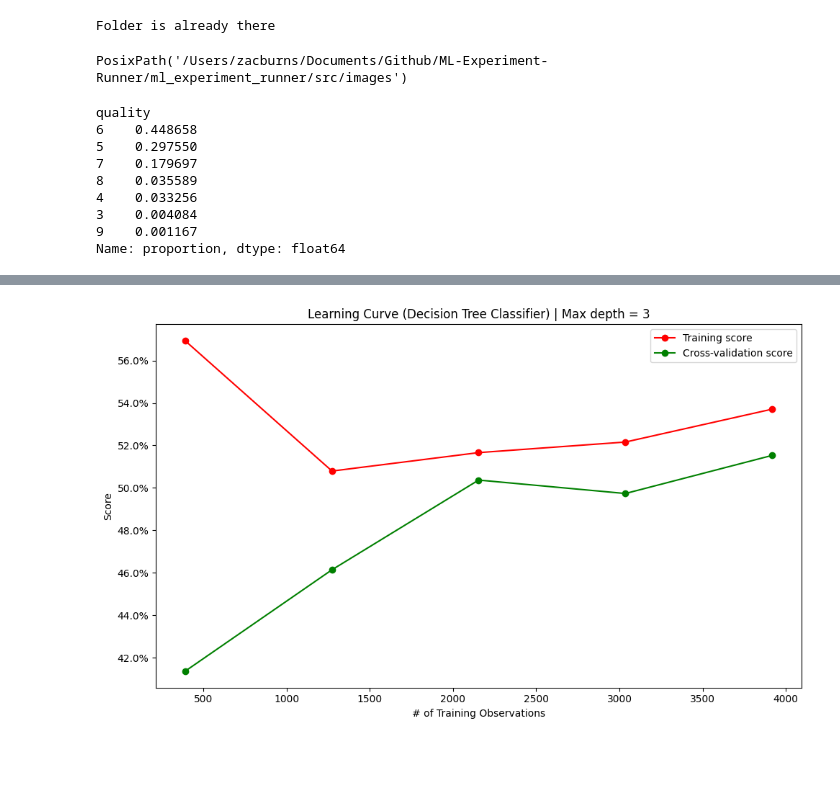
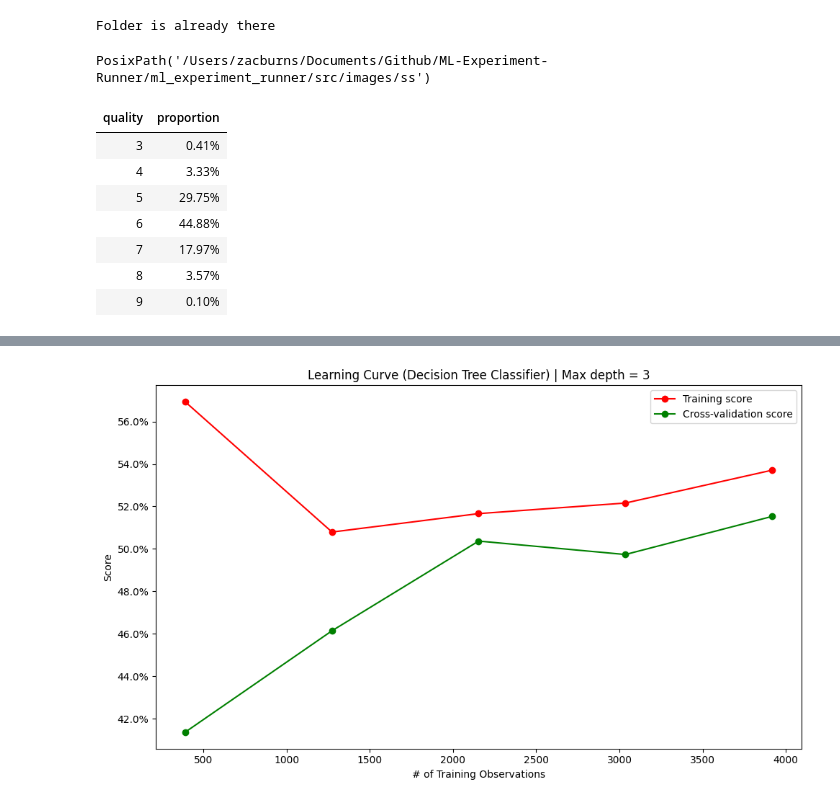
Before and after one commit to Zburns31/ML-Experiment-Runner, a Jupyter notebook: ml_experiment_runner/src/Prototype.ipynb, the cells around one changed output, grey strips where cells are left out. Drawn from its saved outputs; the diff is of its cells as text; code cells hidden in the pictures; blank space fills up the shorter version.

```diff
--- a/ml_experiment_runner/src/Prototype.ipynb
+++ b/ml_experiment_runner/src/Prototype.ipynb
@@ -19,14 +23,16 @@ from sklearn.ensemble import RandomForestClassifier
 from sklearn.model_selection import GridSearchCV, learning_curve, validation_curve, LearningCurveDisplay, train_test_split, cross_val_score
 from sklearn.metrics import accuracy_score, precision_score, recall_score, f1_score, fbeta_score, roc_auc_score, confusion_matrix, make_scorer, cohen_kappa_score
 # %%
-logger = logging.getLogger(__name__)
-logging.basicConfig(
-    filename = 'test_log.log',
-    filemode = 'w+',
-    level=logging.INFO,
-    format='%(asctime)s - %(name)s - %(levelname)s: %(message)s',
-    datefmt='%Y-%m-%d:%H:%M:%S'
-)
+# logger = logging.getLogger(__name__)
+# logging.basicConfig(
+#     level=logging.INFO,
+#     format="%(asctime)s - %(name)s - %(levelname)s: %(message)s",
+#     datefmt="%Y-%m-%d:%H:%M:%S",
+#     handlers=[
+#         logging.FileHandler(Path(config.LOGS_DIR, "data_processing.log"), mode="w+"),
+#         logging.StreamHandler(),
+#     ],
+# )
 # %%
 RANDOM_SEED = 42
 IMAGE_DIR = 'images/'
@@ -40,6 +46,13 @@ class Config:
     RESULTS_DIR = "results/"
     DATA_DIR = "data/"
     LOGS_DIR = "logs/"
+
+    ML_PREPROCESS_PARAMS = {
+        "shuffle": True,
+        "stratify": True,
+        "test_size": 0.3,
+        "class_weights": None,
+    }
 
     def __init__(self, verbose: bool = False):
         self.VERBOSE = verbose
@@ -57,8 +70,8 @@ def get_directory(child_dir: str) -> Path:
 
 # Config.RANDOM_SEED
 config = Config()
-get_directory(config.IMAGE_DIR)
+get_directory(config.IMAGE_DIR + "ss")
 # %% [output]
 Folder is already there
-PosixPath('/Users/zacburns/Documents/Github/ML-Experiment-Runner/ml_experiment_runner/src/images')
+PosixPath('/Users/zacburns/Documents/Github/ML-Experiment-Runner/ml_experiment_runner/src/images/ss')
 # %%
@@ -225,12 +245,18 @@ X_TRAIN, X_TEST, y_train, y_test, X, y = wine_data.create_train_test_split('qual
 # %%
-y_train.value_counts(normalize = True)
+target_class_dist = (
+    wine_data.data[target_col]
+    .value_counts(normalize=True)
+    .sort_index()
+    .reset_index()
+    .style.hide().format({"proportion": "{:,.2%}"})
+)
+target_class_dist
 # %% [output]
-quality
-6    0.448658
-5    0.297550
-7    0.179697
-8    0.035589
-4    0.033256
-3    0.004084
-9    0.001167
-Name: proportion, dtype: float64
+| quality | proportion |
+| 3 | 0.41% |
+| 4 | 3.33% |
+| 5 | 29.75% |
+| 6 | 44.88% |
+| 7 | 17.97% |
+| 8 | 3.57% |
+| 9 | 0.10% |
```
Also changed, not shown: parts of 11 cells of this notebook, 13 other files.
